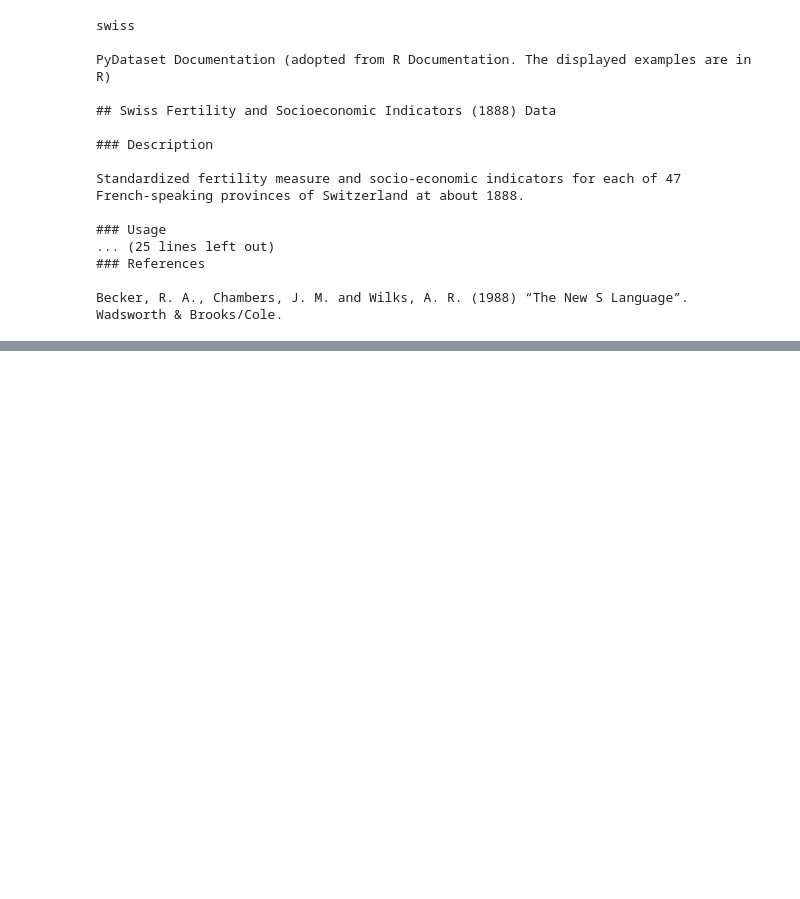
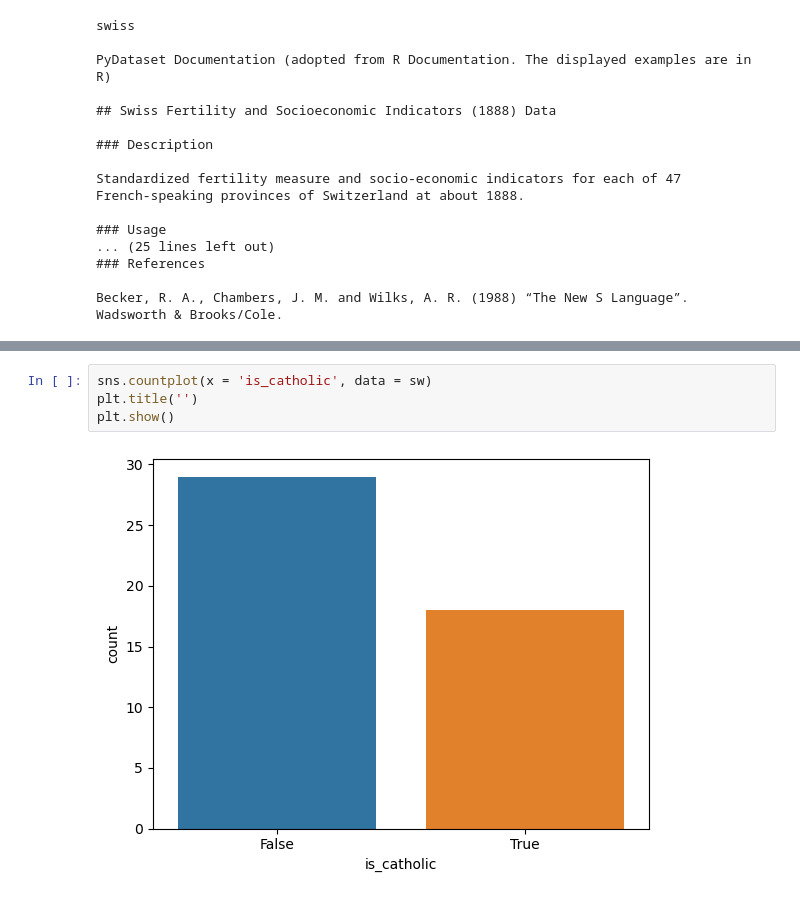
Before and after one commit to corey-baughman/005_numpy_pandas_visualization_exercises, a Jupyter notebook: 0227_seaborn_exercises.ipynb, the cells around one changed output, grey strips where cells are left out. Saved outputs shown, nothing was run; the diff lists cells and outputs as text; blank space fills up the shorter version.

```diff
--- a/0227_seaborn_exercises.ipynb
+++ b/0227_seaborn_exercises.ipynb
@@ -262,0 +302,6 @@ sw
+# %%
+sns.countplot(x = 'is_catholic', data = sw)
+plt.title('')
+plt.show()
+# %% [output]
+[figure, added]
```
Also changed, not shown: parts of 33 cells of this notebook.
